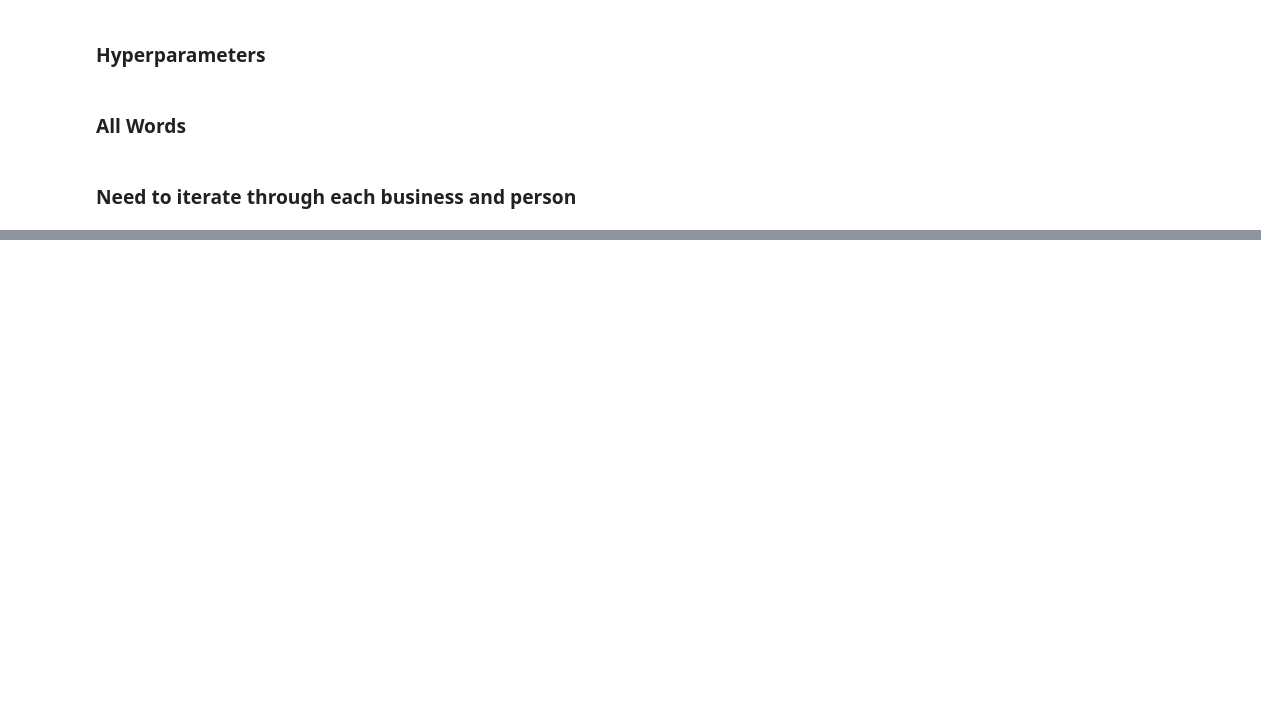
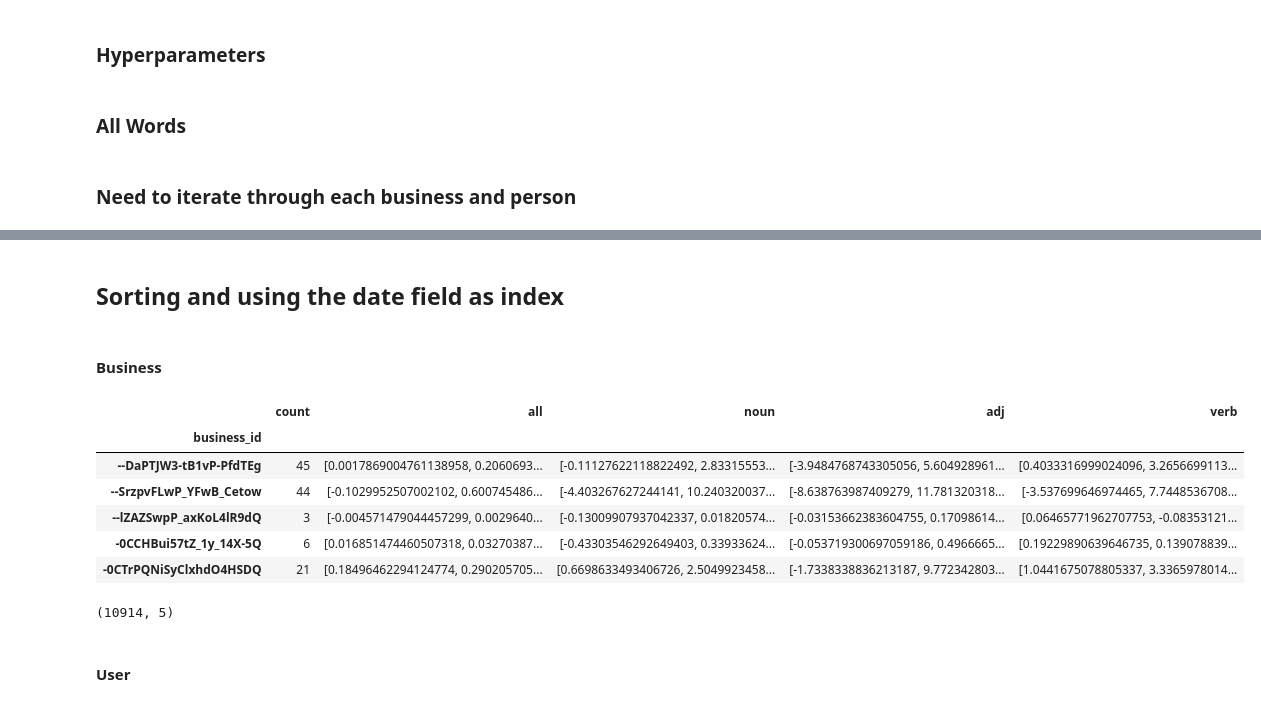
Before and after one commit to BingZou/ds1001_proj, a Jupyter notebook: 1_wrangling/Feat_Review_Text.ipynb, the cells around one changed output, grey strips where cells are left out. Drawn from its saved outputs; the diff is of its cells as text; code cells hidden in the pictures; blank space fills up the shorter version.

```diff
--- a/1_wrangling/Feat_Review_Text.ipynb
+++ b/1_wrangling/Feat_Review_Text.ipynb
@@ -226,0 +137,2 @@ df_final.head()
+# %%
+df_rev_out = pd.concat([df_reviews, df_right], axis=1)
@@ -226,0 +149,32 @@ df_final.head()
+# %% [markdown]
+## Sorting and using the date field as index
+# %%
+df_rev_out['date'] = df_rev_out['date'].astype(np.datetime64)
+# %% [markdown]
+#### Business
+# %%
+df_bus_sums = df_rev_out[['business_id',
+                          'all',
+                          'noun',
+                          'adj',
+                          'verb']].groupby('business_id').sum()
+# %%
+df_bus_counts = df_rev_out[['business_id', 'review_id']].groupby('business_id').count()
+# %%
+df_bus = df_bus_counts.join(df_bus_sums)
+df_bus.rename(columns={'review_id': 'count'}, inplace=True)
+df_bus.head()
+# %% [output]
+|  | count | all | noun | adj | verb |
+| business_id |  |  |  |  |  |
+| --DaPTJW3-tB1vP-PfdTEg | 45 | [0.0017869004761138958, 0.2060693... | [-0.11127622118822492, 2.83315553... | [-3.9484768743305056, 5.604928961... | [0.4033316999024096, 3.2656699113... |
+| --SrzpvFLwP_YFwB_Cetow | 44 | [-0.1029952507002102, 0.600745486... | [-4.403267627244141, 10.240320037... | [-8.638763987409279, 11.781320318... | [-3.537699646974465, 7.7448536708... |
+| --lZAZSwpP_axKoL4lR9dQ | 3 | [-0.004571479044457299, 0.0029640... | [-0.13009907937042337, 0.01820574... | [-0.03153662383604755, 0.17098614... | [0.06465771962707753, -0.08353121... |
+| -0CCHBui57tZ_1y_14X-5Q | 6 | [0.016851474460507318, 0.03270387... | [-0.43303546292649403, 0.33933624... | [-0.053719300697059186, 0.4966665... | [0.19229890639646735, 0.139078839... |
+| -0CTrPQNiSyClxhdO4HSDQ | 21 | [0.18496462294124774, 0.290205705... | [0.6698633493406726, 2.5049923458... | [-1.7338338836213187, 9.772342803... | [1.0441675078805337, 3.3365978014... |
+# %%
+df_bus.shape
+# %% [output]
+(10914, 5)
+# %% [markdown]
+#### User
```
Also changed, not shown: parts of 54 cells of this notebook, 2 other files.
